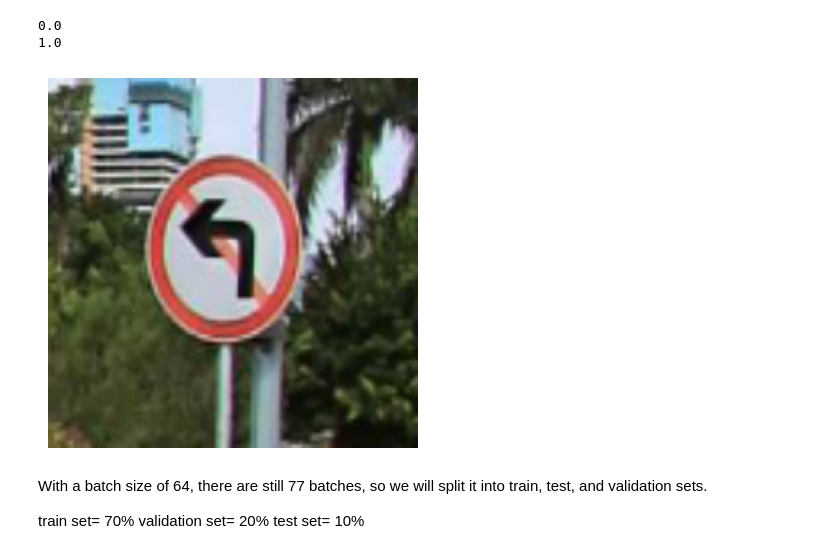
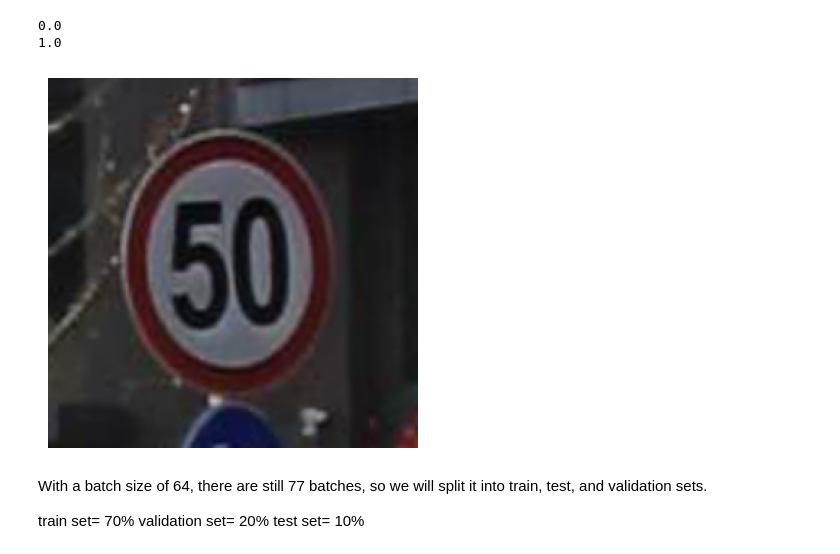
Before and after one commit to mariooohzc/ConvolutionNeuralNetworkImageClassificationProject, a Jupyter notebook: experimental/filetest.ipynb, the cells around one changed output. Cells and saved outputs as stored; diff of their text form; code cells hidden in the pictures.

```diff
--- a/experimental/filetest.ipynb
+++ b/experimental/filetest.ipynb
@@ -140,12 +150,12 @@ print(scaled_batch[0].max())
 0.0
 1.0
 # %%
-example_image = scaled_batch[0][0]
+example_image = scaled_batch[0][3]
 plt.imshow(example_image)
 plt.axis('off')
 plt.show()
 # %% [output]
-[figure, old version]
+[figure, new version]
 # %% [markdown]
 With a batch size of 64, there are still 77 batches, so we will split it into train, test, and validation sets.
 
```
Also changed, not shown: parts of 9 cells of this notebook, 3 other files.
